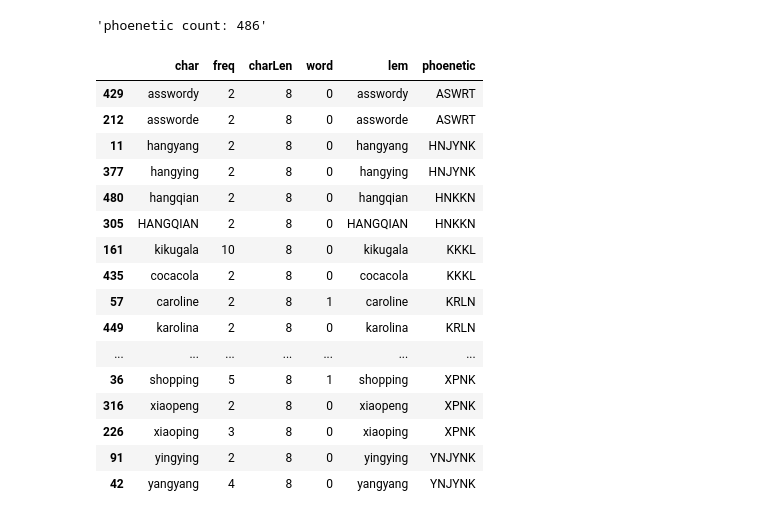
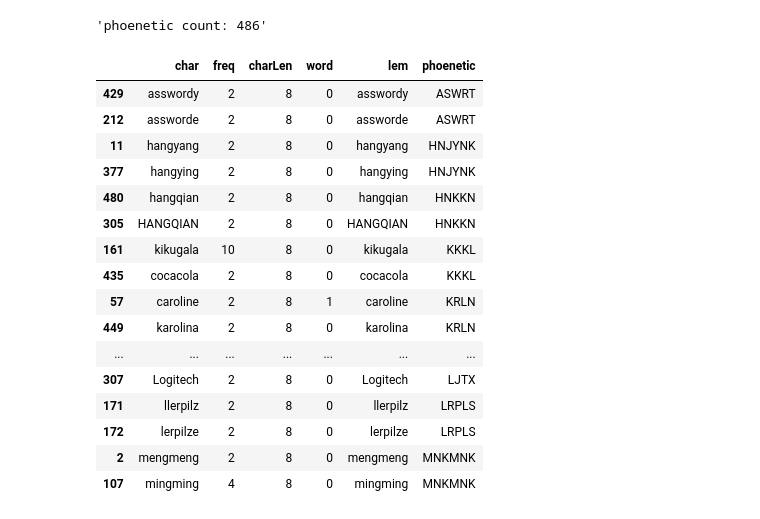
Before and after one commit to mondayn/py, a Jupyter notebook: pwAnalysis.ipynb, the cells around one changed output. Drawn from its saved outputs; the diff is of its cells as text; code cells hidden in the pictures.

```diff
--- a/pwAnalysis.ipynb
+++ b/pwAnalysis.ipynb
@@ -200,3 +200,5 @@ print('records=',df3.shape[0])
 records= 511
 # %%
 # df3.to_csv('data/pwAnalysis.csv',index=False)
+df3 = pd.read_csv('data/pwAnalysis.csv')
+df3.head(2)
@@ -203,6 +209,6 @@ records= 511
 # %%
 from nltk.corpus import words
-df3['word']=df3.char.apply(lambda m: 1 if m in map(str.lower, words.words()) else 0)
+df3['word']=df3.char.apply(lambda m: 1 if m.lower() in map(str.lower, words.words()) else 0)
 # %%
 print('most common words are')
 df3[df3.word==True].sort_values(['charLen', 'freq'], ascending=[False, False]).char.head(50).str.cat(sep='|')
@@ -246,22 +252,22 @@ df3['phoenetic'] = [jellyfish.metaphone(r.char) for r in df3.itertuples()]
 # %%
 #lemmatizing didn't matter; everything's distinct
 #look at phoenitcally similar
-df3[(df3.duplicated('phoenetic',keep=False))].sort_values('phoenetic')
+df3[(df3.duplicated('phoenetic',keep=False))].sort_values('phoenetic').head(20)
 # %% [output]
 |  | char | freq | charLen | word | lem | phoenetic |
 | 429 | asswordy | 2 | 8 | 0 | asswordy | ASWRT |
 | 212 | assworde | 2 | 8 | 0 | assworde | ASWRT |
 | 11 | hangyang | 2 | 8 | 0 | hangyang | HNJYNK |
 | 377 | hangying | 2 | 8 | 0 | hangying | HNJYNK |
 | 480 | hangqian | 2 | 8 | 0 | hangqian | HNKKN |
 | 305 | HANGQIAN | 2 | 8 | 0 | HANGQIAN | HNKKN |
 | 161 | kikugala | 10 | 8 | 0 | kikugala | KKKL |
 | 435 | cocacola | 2 | 8 | 0 | cocacola | KKKL |
 | 57 | caroline | 2 | 8 | 1 | caroline | KRLN |
 | 449 | karolina | 2 | 8 | 0 | karolina | KRLN |
 | ... | ... | ... | ... | ... | ... | ... |
-| 36 | shopping | 5 | 8 | 1 | shopping | XPNK |
-| 316 | xiaopeng | 2 | 8 | 0 | xiaopeng | XPNK |
-| 226 | xiaoping | 3 | 8 | 0 | xiaoping | XPNK |
-| 91 | yingying | 2 | 8 | 0 | yingying | YNJYNK |
-| 42 | yangyang | 4 | 8 | 0 | yangyang | YNJYNK |
+| 307 | Logitech | 2 | 8 | 0 | Logitech | LJTX |
+| 171 | llerpilz | 2 | 8 | 0 | llerpilz | LRPLS |
+| 172 | lerpilze | 2 | 8 | 0 | lerpilze | LRPLS |
+| 2 | mengmeng | 2 | 8 | 0 | mengmeng | MNKMNK |
+| 107 | mingming | 4 | 8 | 0 | mingming | MNKMNK |
```
Also changed, not shown: parts of 1 cell of this notebook, 10 other files.
